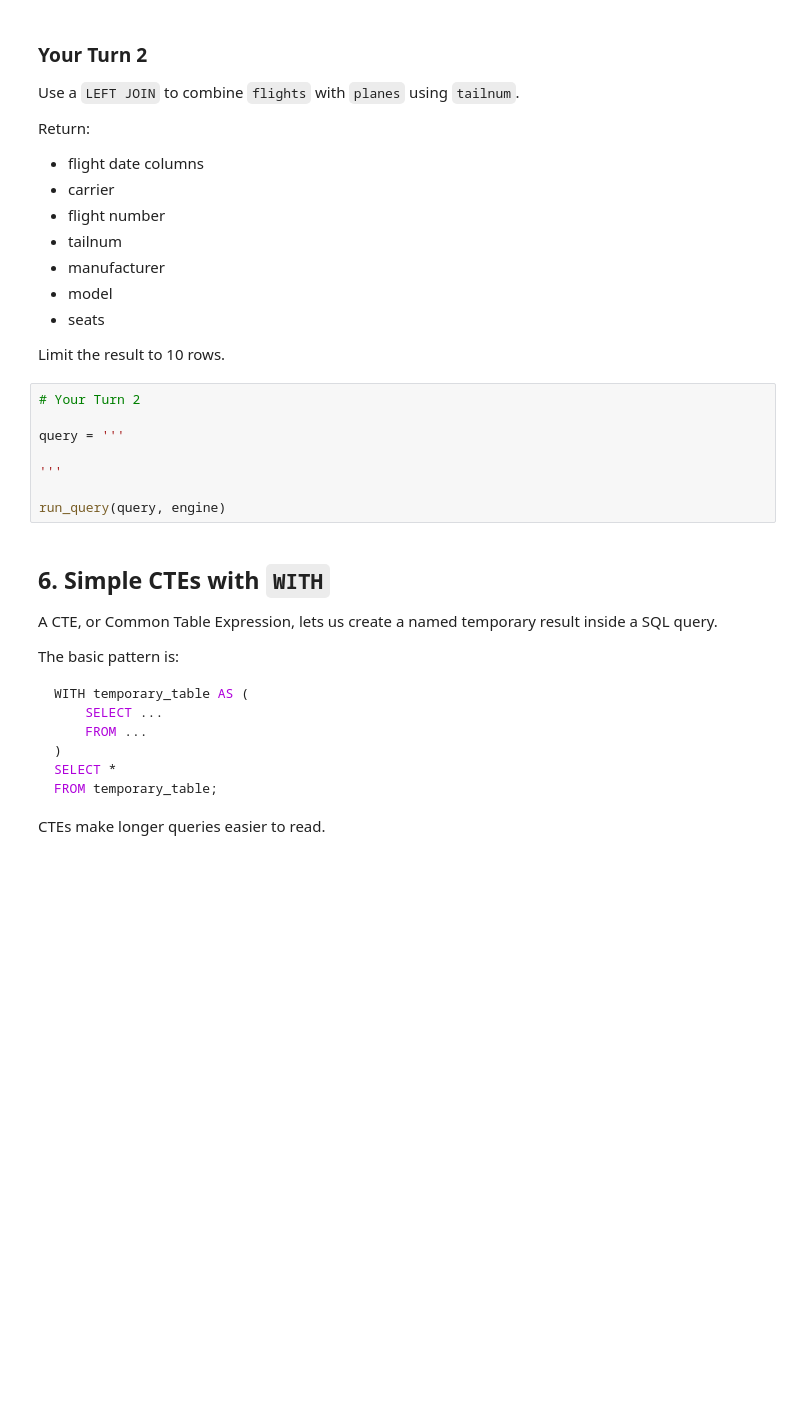
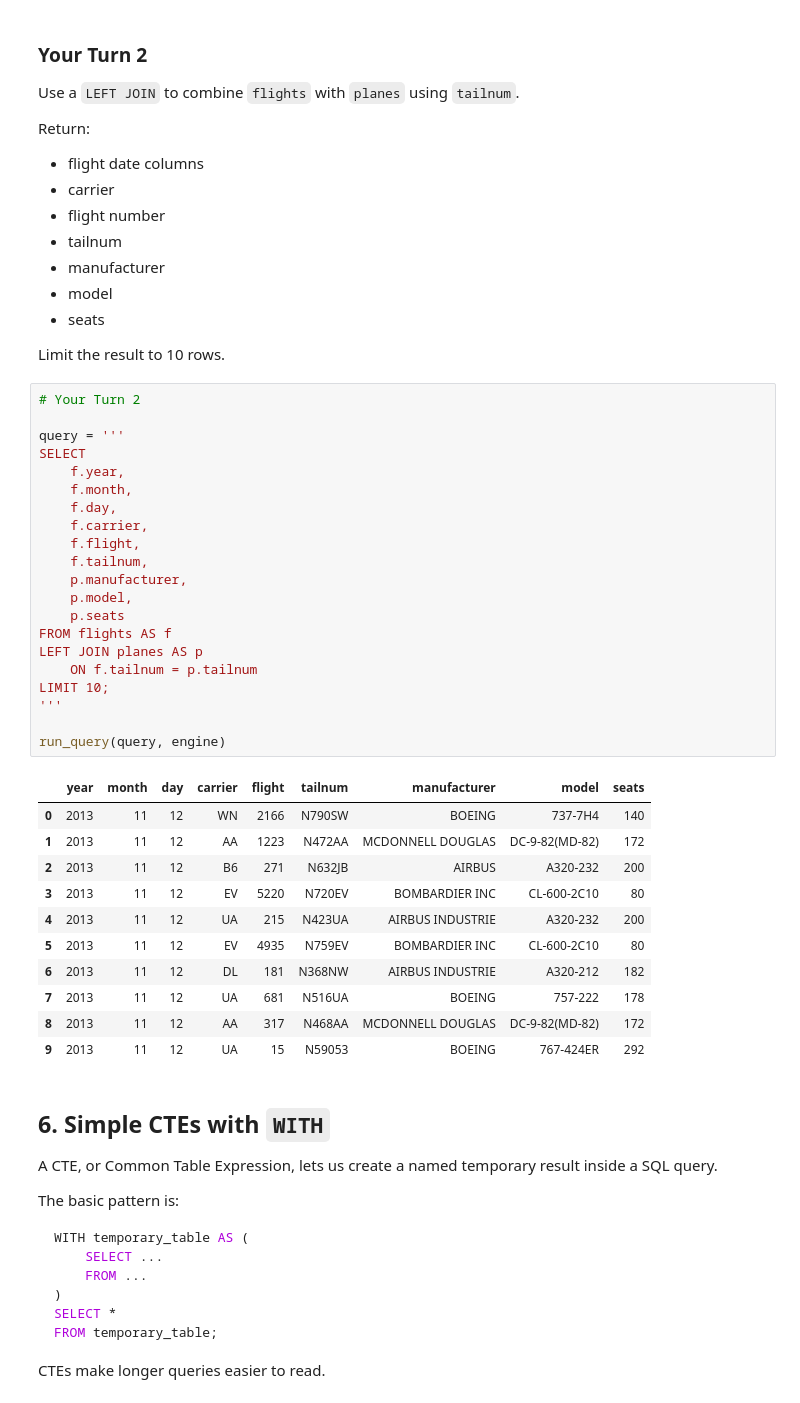
Before and after one commit to villatristan1-cmd/ban6003-weeks9-10-tristanvilla, a Jupyter notebook: notebooks/module10_sql_joins_abt_guided_lab.ipynb, the cells around one changed output. Saved outputs shown, nothing was run; the diff lists cells and outputs as text; blank space fills up the shorter version.

```diff
--- a/notebooks/module10_sql_joins_abt_guided_lab.ipynb
+++ b/notebooks/module10_sql_joins_abt_guided_lab.ipynb
@@ -351,11 +424,36 @@ Limit the result to 10 rows.
 # %%
 # Your Turn 2
 
 query = '''
-
+SELECT
+    f.year,
+    f.month,
+    f.day,
+    f.carrier,
+    f.flight,
+    f.tailnum,
+    p.manufacturer,
+    p.model,
+    p.seats
+FROM flights AS f
+LEFT JOIN planes AS p
+    ON f.tailnum = p.tailnum
+LIMIT 10;
 '''
 
 run_query(query, engine)
+# %% [output]
+|  | year | month | day | carrier | flight | tailnum | manufacturer | model | seats |
+| 0 | 2013 | 11 | 12 | WN | 2166 | N790SW | BOEING | 737-7H4 | 140 |
+| 1 | 2013 | 11 | 12 | AA | 1223 | N472AA | MCDONNELL DOUGLAS | DC-9-82(MD-82) | 172 |
+| 2 | 2013 | 11 | 12 | B6 | 271 | N632JB | AIRBUS | A320-232 | 200 |
+| 3 | 2013 | 11 | 12 | EV | 5220 | N720EV | BOMBARDIER INC | CL-600-2C10 | 80 |
+| 4 | 2013 | 11 | 12 | UA | 215 | N423UA | AIRBUS INDUSTRIE | A320-232 | 200 |
+| 5 | 2013 | 11 | 12 | EV | 4935 | N759EV | BOMBARDIER INC | CL-600-2C10 | 80 |
+| 6 | 2013 | 11 | 12 | DL | 181 | N368NW | AIRBUS INDUSTRIE | A320-212 | 182 |
+| 7 | 2013 | 11 | 12 | UA | 681 | N516UA | BOEING | 757-222 | 178 |
+| 8 | 2013 | 11 | 12 | AA | 317 | N468AA | MCDONNELL DOUGLAS | DC-9-82(MD-82) | 172 |
+| 9 | 2013 | 11 | 12 | UA | 15 | N59053 | BOEING | 767-424ER | 292 |
 # %% [markdown]
 ## 6. Simple CTEs with `WITH`
 
```
Also changed, not shown: parts of 28 cells of this notebook, 2 other files.
